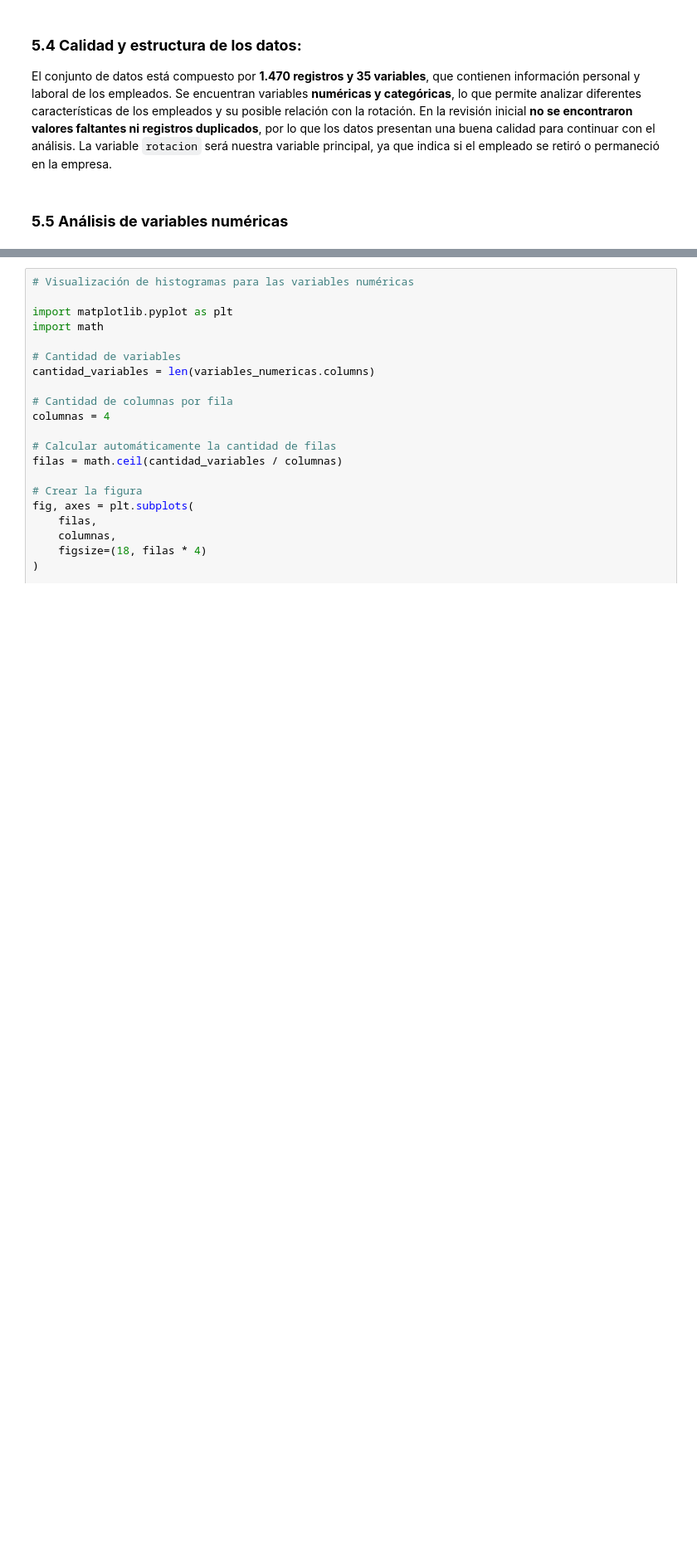
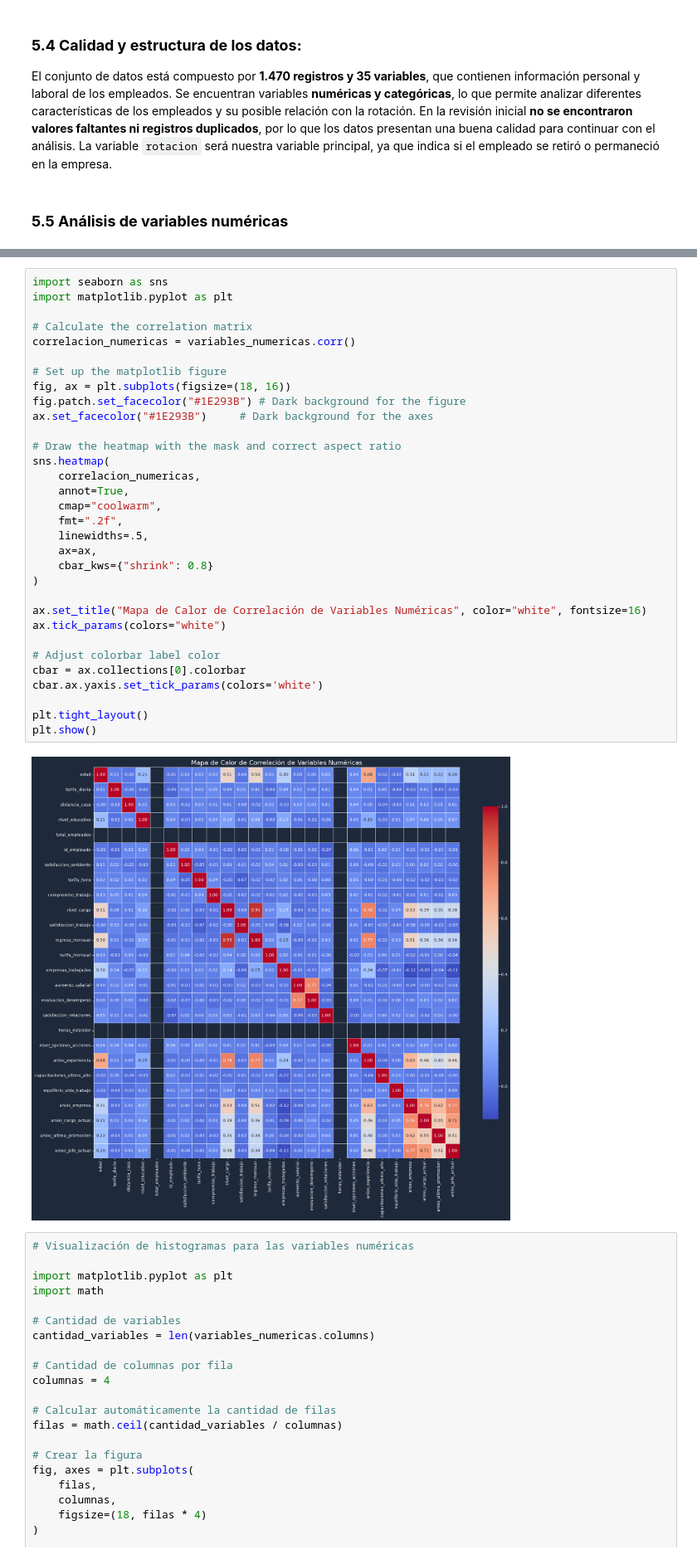
Before and after one commit to afobando94/MAESTRIA_MCD, a Jupyter notebook: notebooks/Rotacion.ipynb, the cells around one changed output, grey strips where cells are left out. Shown at 83% size. Cells and saved outputs as stored; diff of their text form; blank space fills up the shorter version.

```diff
--- a/notebooks/Rotacion.ipynb
+++ b/notebooks/Rotacion.ipynb
@@ -311,3 +311,37 @@ variables_numericas.describe().T
+# %%
+import seaborn as sns
+import matplotlib.pyplot as plt
+
+# Calculate the correlation matrix
+correlacion_numericas = variables_numericas.corr()
+
+# Set up the matplotlib figure
+fig, ax = plt.subplots(figsize=(18, 16))
+fig.patch.set_facecolor("#1E293B") # Dark background for the figure
+ax.set_facecolor("#1E293B")     # Dark background for the axes
+
+# Draw the heatmap with the mask and correct aspect ratio
+sns.heatmap(
+    correlacion_numericas,
+    annot=True,
+    cmap="coolwarm",
+    fmt=".2f",
+    linewidths=.5,
+    ax=ax,
+    cbar_kws={"shrink": 0.8}
+)
+
+ax.set_title("Mapa de Calor de Correlación de Variables Numéricas", color="white", fontsize=16)
+ax.tick_params(colors="white")
+
+# Adjust colorbar label color
+cbar = ax.collections[0].colorbar
+cbar.ax.yaxis.set_tick_params(colors='white')
+
+plt.tight_layout()
+plt.show()
+# %% [output]
+[figure, added]
 # %%
 # Visualización de histogramas para las variables numéricas
 
```
Also changed, not shown: parts of 8 cells of this notebook, 2 other files.
